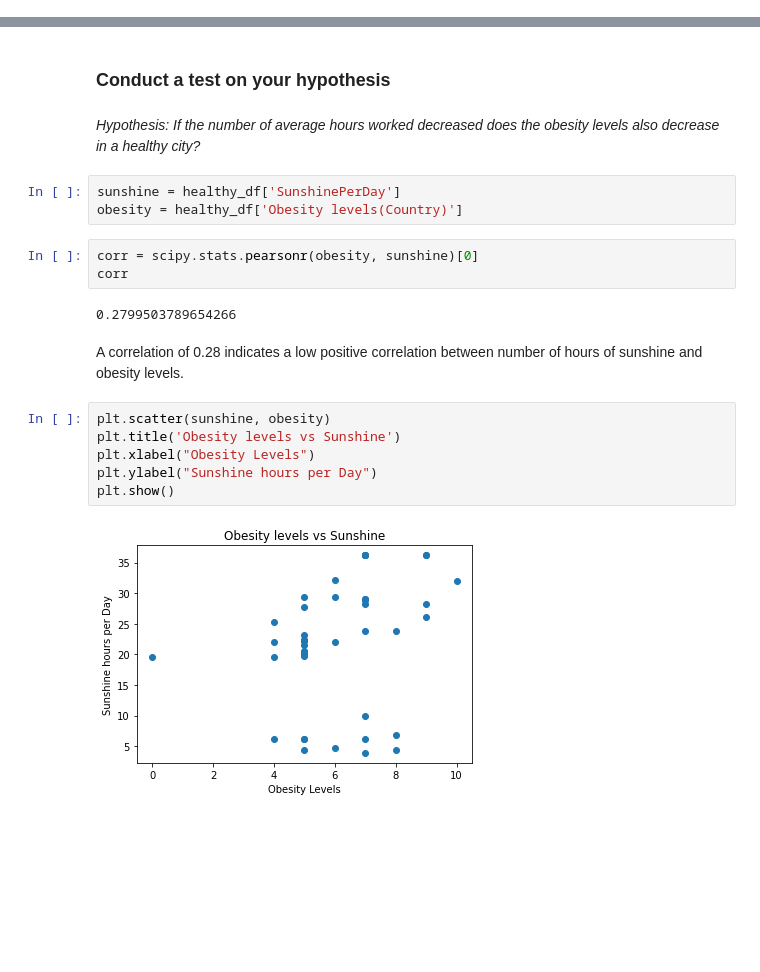
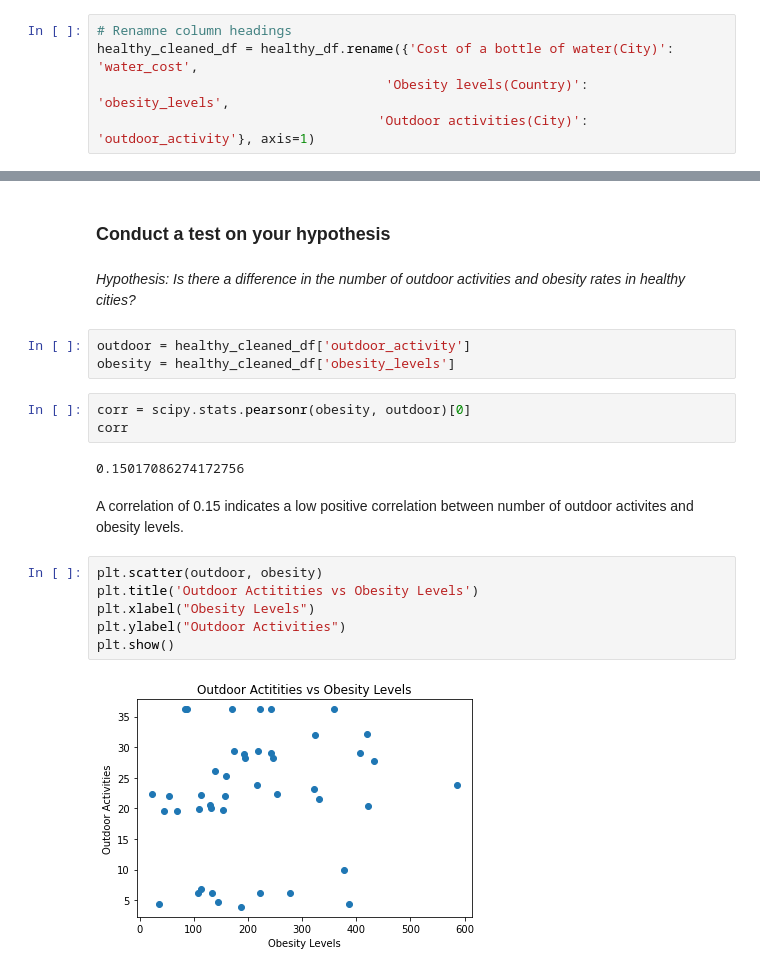
Before and after one commit to catie-williams/bu-dsc, a Jupyter notebook: DSC530/Healthiest City/Healthiest City - CableKimberly.ipynb, the cells around one changed output, grey strips where cells are left out. Drawn from its saved outputs; the diff is of its cells as text; blank space fills up the shorter version.

```diff
--- a/DSC530/Healthiest City/Healthiest City - CableKimberly.ipynb
+++ b/DSC530/Healthiest City/Healthiest City - CableKimberly.ipynb
@@ -144,2 +124,7 @@ healthy_df.to_csv('healthy_lifestyles_cleaned.csv')
+# %%
+# Renamne column headings
+healthy_cleaned_df = healthy_df.rename({'Cost of a bottle of water(City)': 'water_cost',
+                                     'Obesity levels(Country)': 'obesity_levels',
+                                    'Outdoor activities(City)': 'outdoor_activity'}, axis=1)
 # %%
 # With new variables
@@ -784,25 +768,25 @@ Spearman's coefficient is -0.29 with a p-value of 0.08. This indicates that ther
 # %% [markdown]
 ### Conduct a test on your hypothesis
 # %% [markdown]
-*Hypothesis: If the number of average hours worked decreased does the obesity levels also decrease in a healthy city?*
+*Hypothesis: Is there a difference in the number of outdoor activities and obesity rates in healthy cities?*
 # %%
-sunshine = healthy_df['SunshinePerDay']
-obesity = healthy_df['Obesity levels(Country)']
+outdoor = healthy_cleaned_df['outdoor_activity']
+obesity = healthy_cleaned_df['obesity_levels']
 # %%
-corr = scipy.stats.pearsonr(obesity, sunshine)[0]
+corr = scipy.stats.pearsonr(obesity, outdoor)[0]
 corr
 # %% [output]
-0.2799503789654266
+0.15017086274172756
 # %% [markdown]
-A correlation of 0.28 indicates a low positive correlation between number of hours of sunshine and obesity levels.
+A correlation of 0.15 indicates a low positive correlation between number of outdoor activites and obesity levels.
 # %%
-plt.scatter(sunshine, obesity)
-plt.title('Obesity levels vs Sunshine')
+plt.scatter(outdoor, obesity)
+plt.title('Outdoor Actitities vs Obesity Levels')
 plt.xlabel("Obesity Levels")
-plt.ylabel("Sunshine hours per Day")
+plt.ylabel("Outdoor Activities")
 plt.show()
 # %% [output]
-[figure, old version]
+[figure, new version]
 # %%
 # hypothesis test
 iters = 1000
```
Also changed, not shown: parts of 51 cells of this notebook, 8 other files.
